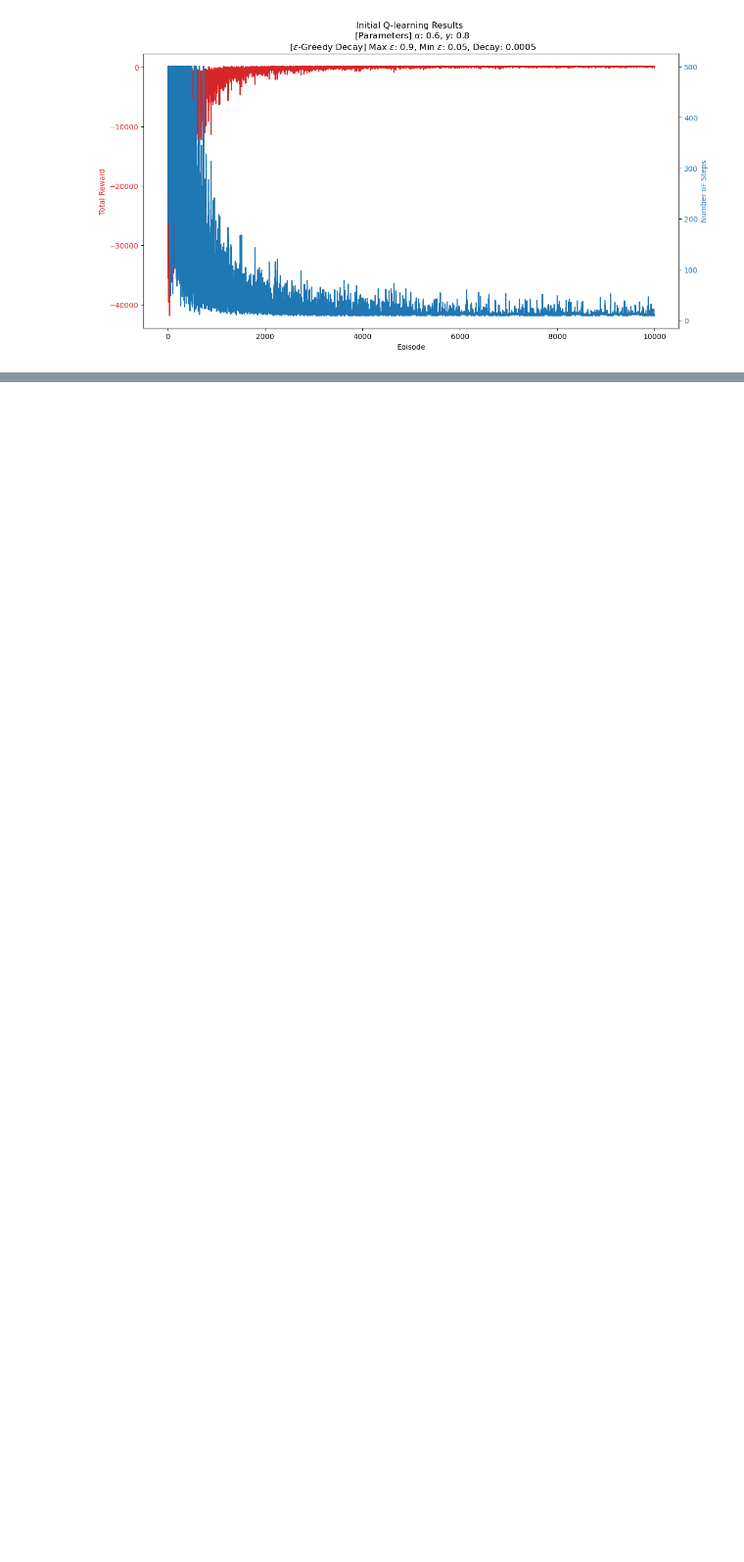
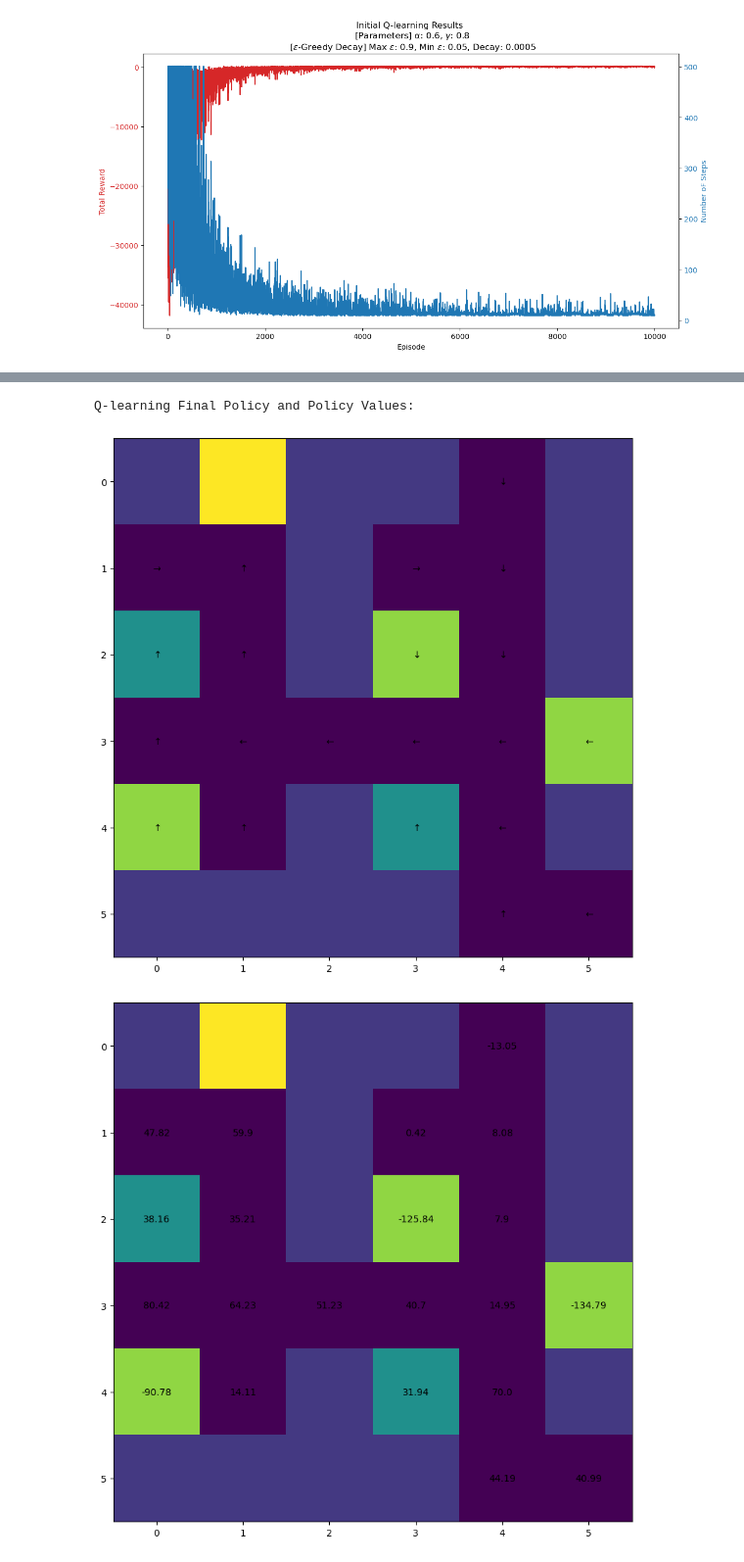
Before and after one commit to yasirbarlas/tabular-deep-reinforcement-learning, a Jupyter notebook: basic-tasks/basic-tasks.ipynb, the cells around one changed output, grey strips where cells are left out. Shown at 98% size. Saved outputs shown, nothing was run; the diff lists cells and outputs as text; code cells hidden in the pictures; blank space fills up the shorter version.

```diff
--- a/basic-tasks/basic-tasks.ipynb
+++ b/basic-tasks/basic-tasks.ipynb
@@ -649,0 +700,33 @@ plt.show()
+# %%
+# Q-learning parameters
+alpha = 0.8
+gamma = 0.8
+total_episodes = 10000
+
+# Exploration-Exploitation parameters (Epsilon-Greedy, with Epsilon decay)
+policy = "epsilon-greedy"
+max_epsilon = 0.8
+min_epsilon = 0.04
+decay_rate = 0.0004
+
+# Set Initial Q-table (we use zeroes, but random numbers from a uniform [0, 1) distribution work too)
+Q_table = np.zeros((vacuum_environment.get_state_size(), vacuum_environment.get_action_size()))
+# %%
+%%time
+# Set seed again (if needed)
+np.random.seed(randomer)
+random.seed(randomer)
+
+# Create class object for Q-learning
+initial_q_learning = Q_Learner()
+# Train an agent on the environment through Q-learning
+final_policy, final_values, total_rewards, time_stamps, Q_table = initial_q_learning.train(env = vacuum_environment, Q_table = Q_table, total_episodes = total_episodes, min_epsilon = min_epsilon, max_epsilon = max_epsilon, decay_rate = decay_rate, gamma = gamma, alpha = alpha, policy = policy)
+
+# Use the Gridworld graphics class to draw the policy and policy values for each state
+print("Q-learning Final Policy and Policy Values:\n")
+vacuum_environment.get_graphics().draw_policy(final_policy)
+vacuum_environment.get_graphics().draw_value(final_values[-1])
+# %% [output]
+Q-learning Final Policy and Policy Values:
+[figure, added]
+[figure, added]
```
Also changed, not shown: parts of 11 cells of this notebook.
